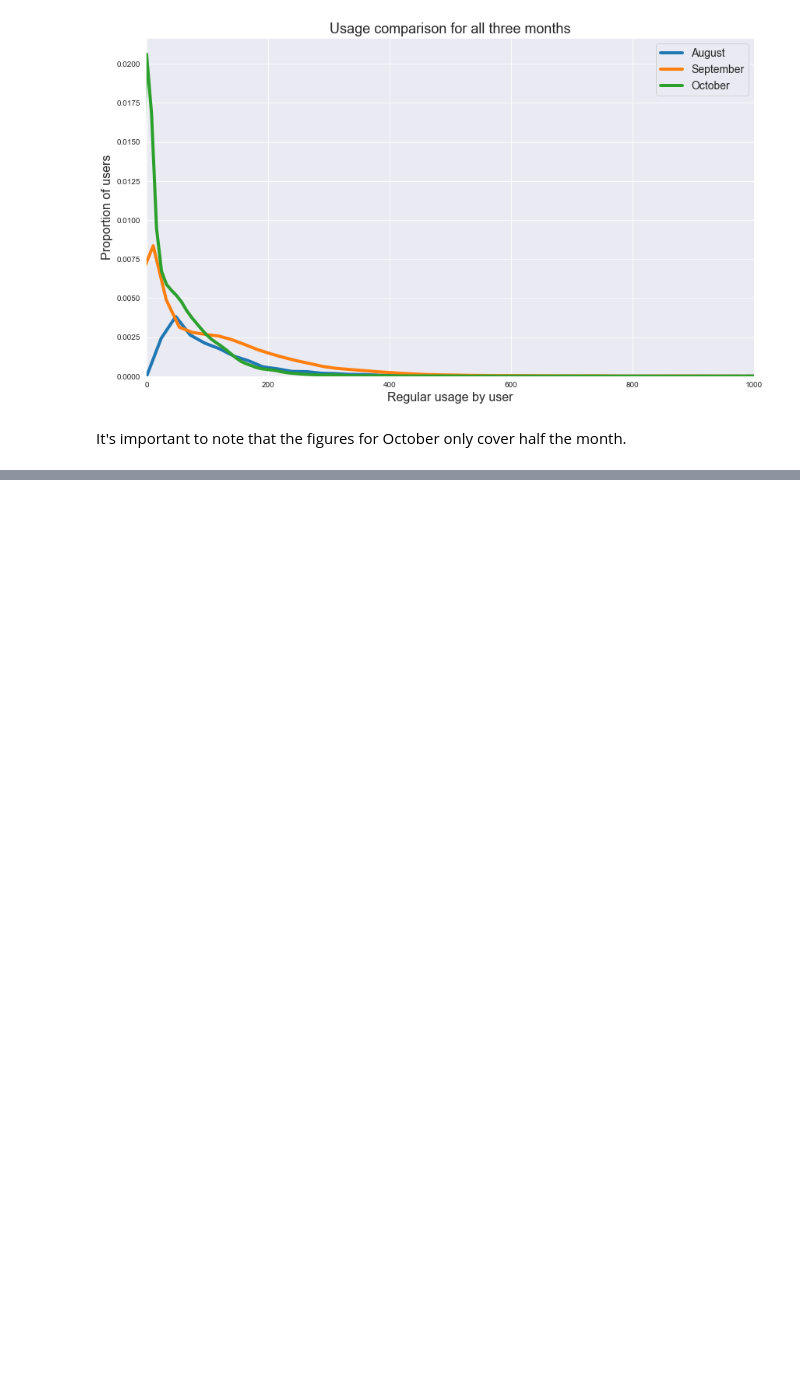
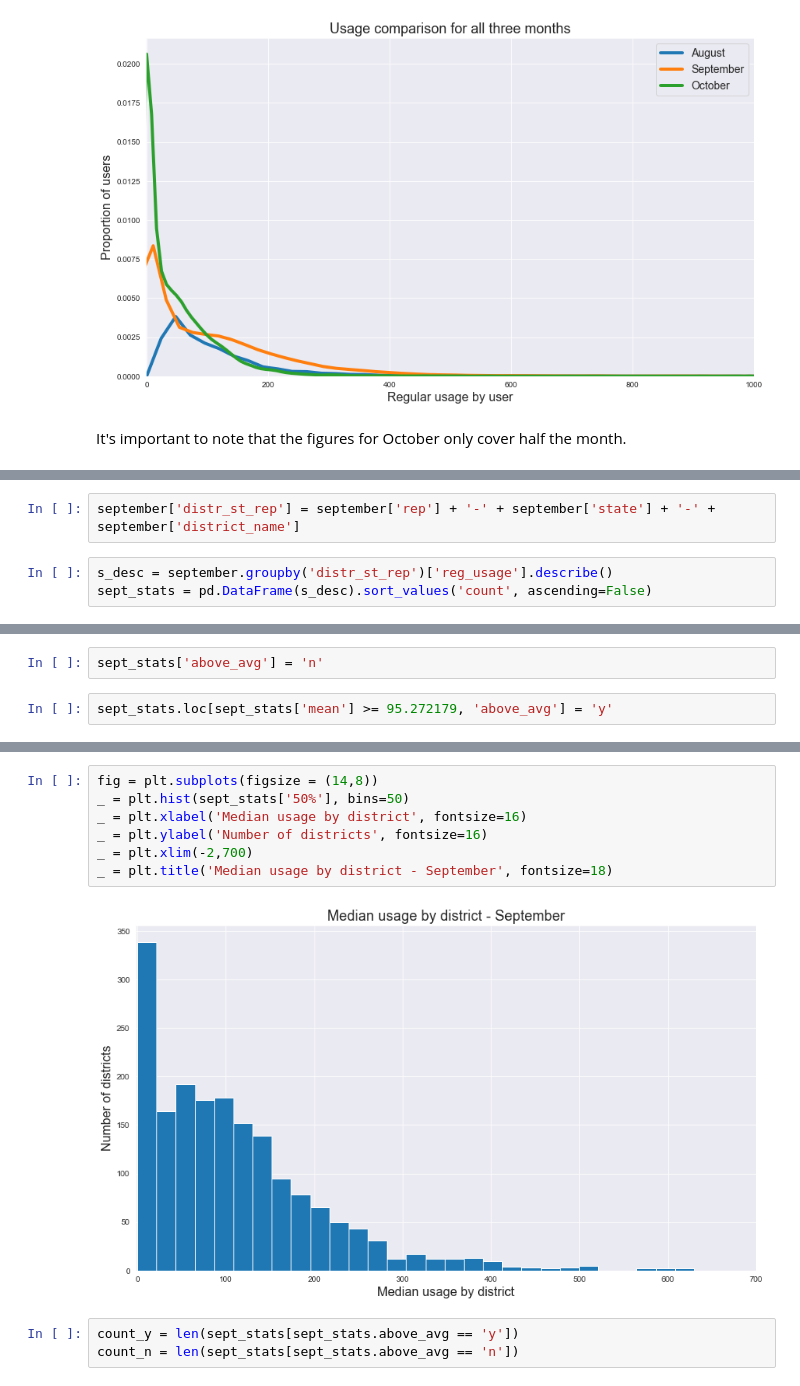
Before and after one commit to taylorquaver/UsageAnalysis, a Jupyter notebook: usage_analysis_october_2019.ipynb, the cells around one changed output, grey strips where cells are left out. Saved outputs shown, nothing was run; the diff lists cells and outputs as text; blank space fills up the shorter version.

Commit message:
completed first stage of analysis for Sept 2019 comparing districts mean usage to the universal mean.

```diff
--- a/usage_analysis_october_2019.ipynb
+++ b/usage_analysis_october_2019.ipynb
@@ -89,0 +134,5 @@ It's important to note that the figures for October only cover half the month.
+# %%
+september['distr_st_rep'] = september['rep'] + '-' + september['state'] + '-' + september['district_name']
+# %%
+s_desc = september.groupby('distr_st_rep')['reg_usage'].describe()
+sept_stats = pd.DataFrame(s_desc).sort_values('count', ascending=False)
@@ -89,0 +156,4 @@ It's important to note that the figures for October only cover half the month.
+# %%
+sept_stats['above_avg'] = 'n'
+# %%
+sept_stats.loc[sept_stats['mean'] >= 95.272179, 'above_avg'] = 'y'
@@ -89,0 +177,12 @@ It's important to note that the figures for October only cover half the month.
+# %%
+fig = plt.subplots(figsize = (14,8))
+_ = plt.hist(sept_stats['50%'], bins=50)
+_ = plt.xlabel('Median usage by district', fontsize=16)
+_ = plt.ylabel('Number of districts', fontsize=16)
+_ = plt.xlim(-2,700)
+_ = plt.title('Median usage by district - September', fontsize=18)
+# %% [output]
+[figure, added]
+# %%
+count_y = len(sept_stats[sept_stats.above_avg == 'y'])
+count_n = len(sept_stats[sept_stats.above_avg == 'n'])
```
Also changed, not shown: parts of 22 cells of this notebook.
